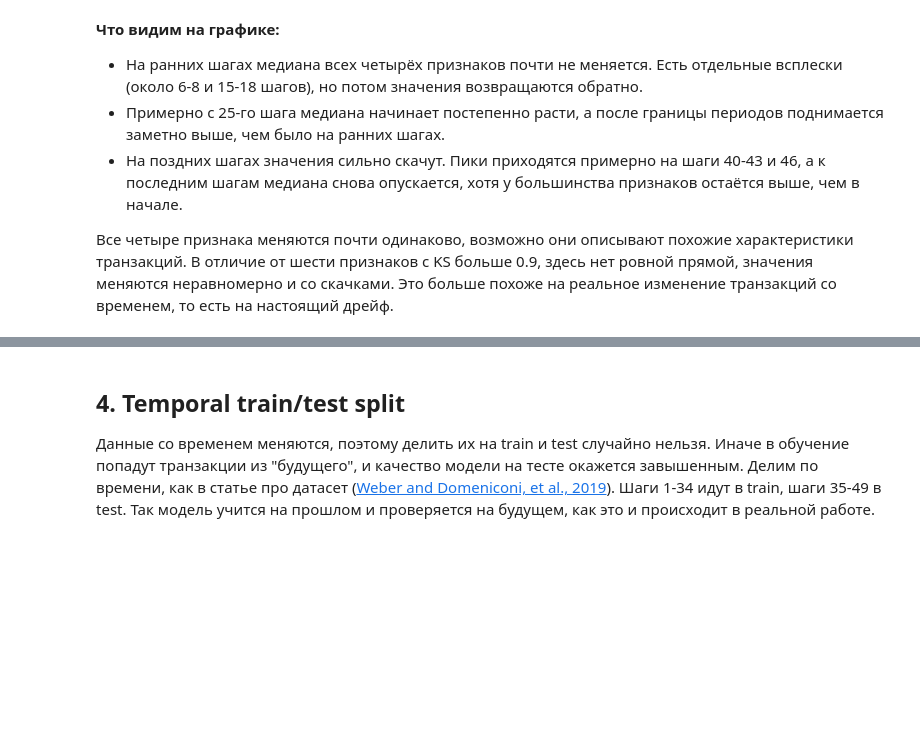
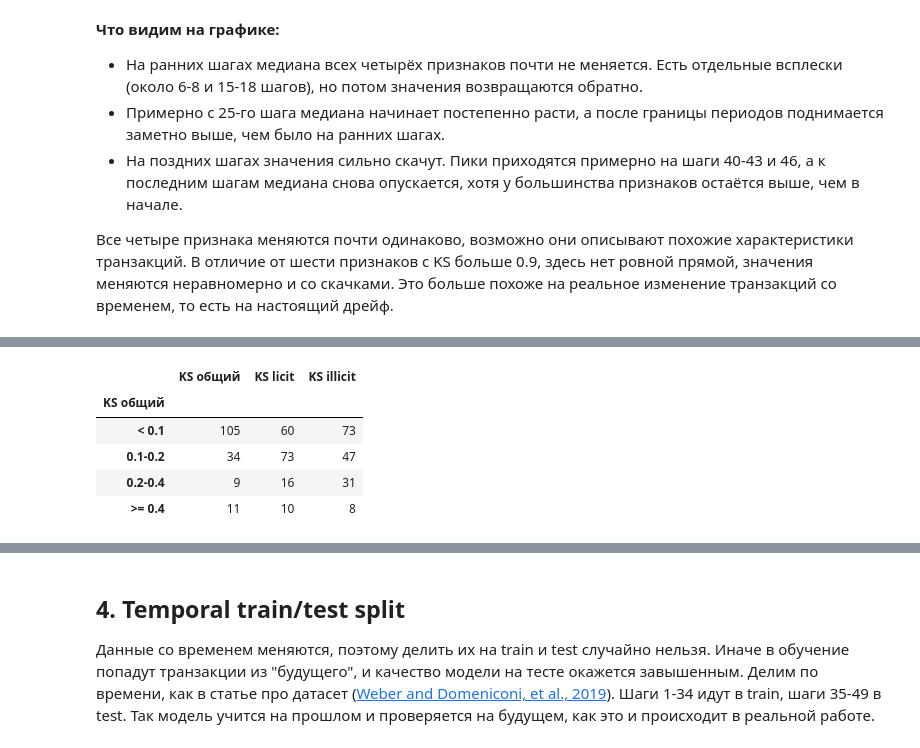
Before and after one commit to sinusxd/bitcoin-aml-detection, a Jupyter notebook: notebooks/02_eda_target_time.ipynb, the cells around one changed output, grey strips where cells are left out. Drawn from its saved outputs; the diff is of its cells as text; code cells hidden in the pictures; blank space fills up the shorter version.

```diff
--- a/notebooks/02_eda_target_time.ipynb
+++ b/notebooks/02_eda_target_time.ipynb
@@ -603,0 +729,19 @@ plt.show()
+# %%
+# сколько признаков попадает в каждый диапазон KS
+bins = [0, 0.1, 0.2, 0.4, 1.01]
+level_names = ["< 0.1", "0.1-0.2", "0.2-0.4", ">= 0.4"]
+
+drift_levels = pd.DataFrame()
+
+for col in ["KS общий", "KS licit", "KS illicit"]:
+    levels = pd.cut(class_drift[col], bins=bins, labels=level_names, right=False)
+    drift_levels[col] = levels.value_counts().sort_index()
+
+drift_levels
+# %% [output]
+|  | KS общий | KS licit | KS illicit |
+| KS общий |  |  |  |
+| < 0.1 | 105 | 60 | 73 |
+| 0.1-0.2 | 34 | 73 | 47 |
+| 0.2-0.4 | 9 | 16 | 31 |
+| >= 0.4 | 11 | 10 | 8 |
```
Also changed, not shown: parts of 22 cells of this notebook.
